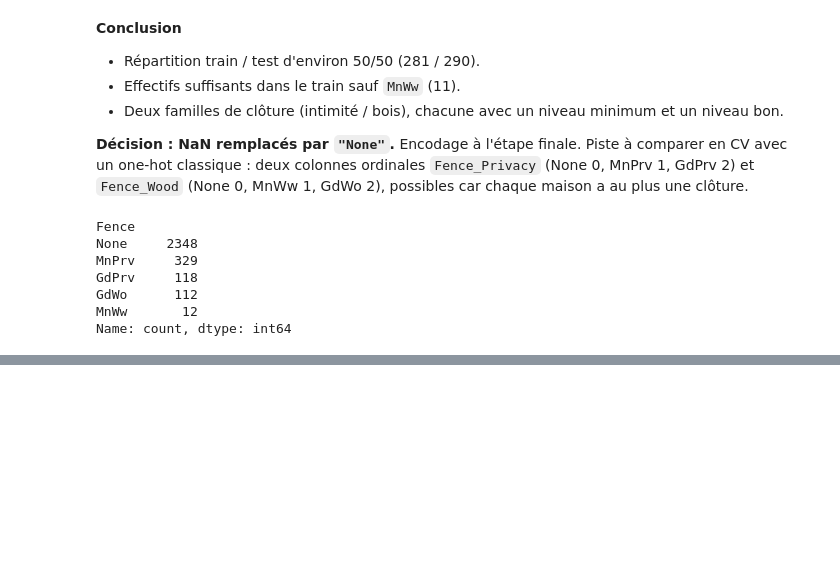
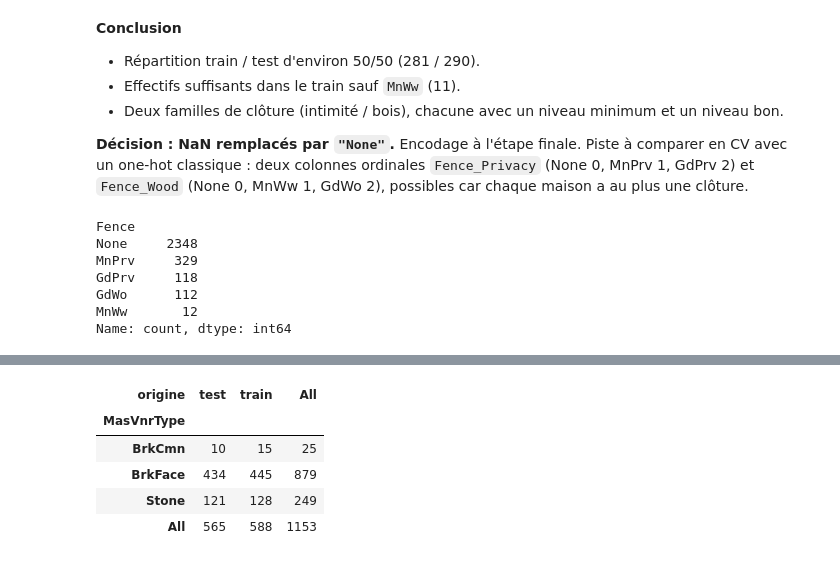
Before and after one commit to raybelpro77git/kaggle-house-prices, a Jupyter notebook: notebooks/01_eda.ipynb, the cells around one changed output, grey strips where cells are left out. Cells and saved outputs as stored; diff of their text form; code cells hidden in the pictures; blank space fills up the shorter version.

```diff
--- a/notebooks/01_eda.ipynb
+++ b/notebooks/01_eda.ipynb
@@ -336,0 +367,12 @@ Name: count, dtype: int64
+# %%
+# Répartition des types de placage entre train et test
+sub = all_X[["MasVnrType"]].copy()
+sub['origine'] = ["train" if i < n_train else "test" for i in sub.index]
+pd.crosstab(sub['MasVnrType'], sub['origine'], margins=True)
+# %% [output]
+| origine | test | train | All |
+| MasVnrType |  |  |  |
+| BrkCmn | 10 | 15 | 25 |
+| BrkFace | 434 | 445 | 879 |
+| Stone | 121 | 128 | 249 |
+| All | 565 | 588 | 1153 |
```
Also changed, not shown: parts of 11 cells of this notebook.
